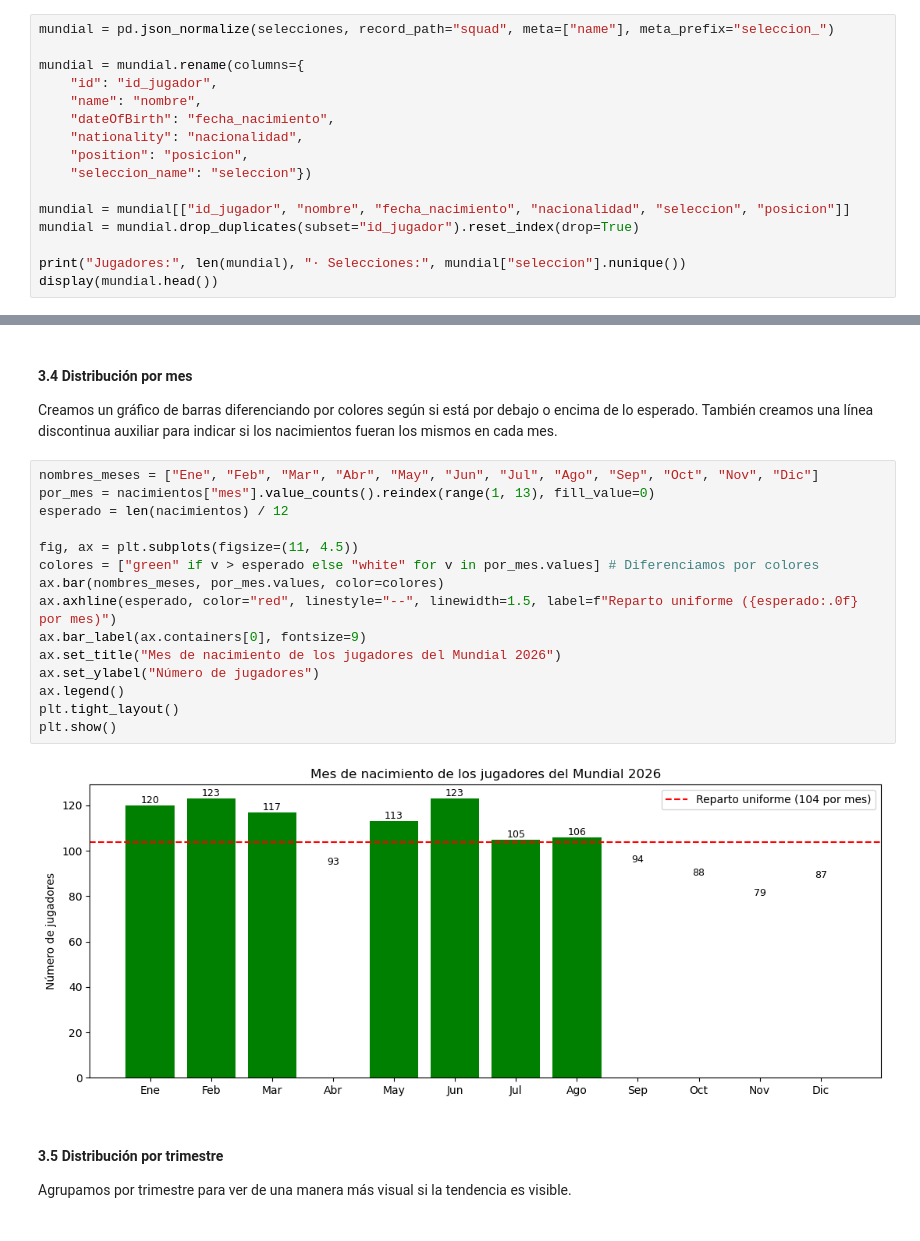
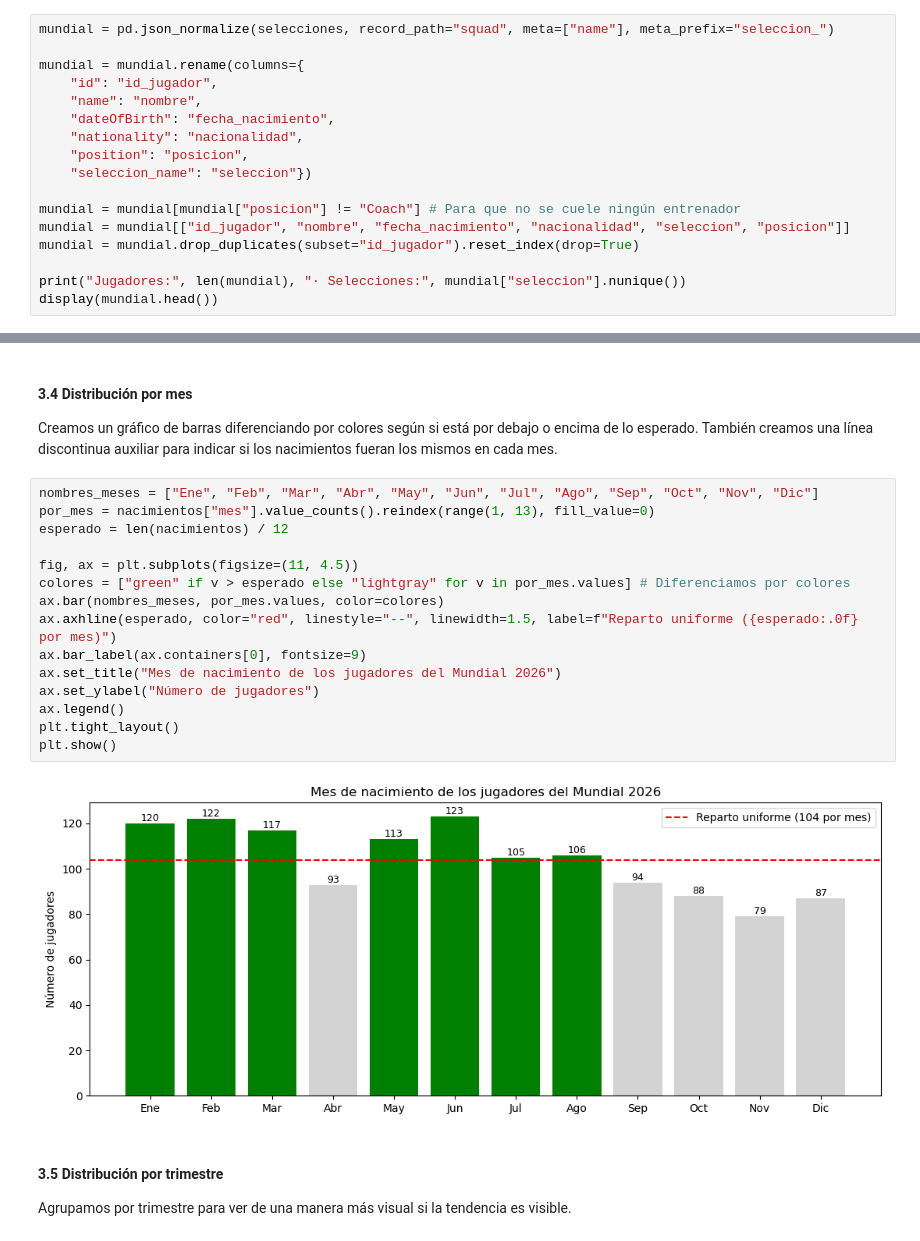
Before and after one commit to alonsoorbe/Pr-ctica-adquisici-n-y-visualizaci-n, a Jupyter notebook: Bloque4/conexion_api.ipynb, the cells around one changed output, grey strips where cells are left out. Cells and saved outputs as stored; diff of their text form.

```diff
--- a/Bloque4/conexion_api.ipynb
+++ b/Bloque4/conexion_api.ipynb
@@ -178,6 +188,7 @@ mundial = mundial.rename(columns={
     "position": "posicion",
     "seleccion_name": "seleccion"})
 
+mundial = mundial[mundial["posicion"] != "Coach"] # Para que no se cuele ningún entrenador
 mundial = mundial[["id_jugador", "nombre", "fecha_nacimiento", "nacionalidad", "seleccion", "posicion"]]
 mundial = mundial.drop_duplicates(subset="id_jugador").reset_index(drop=True)
 
@@ -214,20 +225,20 @@ Creamos un gráfico de barras diferenciando por colores según si está por deba
 # %%
 nombres_meses = ["Ene", "Feb", "Mar", "Abr", "May", "Jun", "Jul", "Ago", "Sep", "Oct", "Nov", "Dic"]
 por_mes = nacimientos["mes"].value_counts().reindex(range(1, 13), fill_value=0)
 esperado = len(nacimientos) / 12
 
 fig, ax = plt.subplots(figsize=(11, 4.5))
-colores = ["green" if v > esperado else "white" for v in por_mes.values] # Diferenciamos por colores
+colores = ["green" if v > esperado else "lightgray" for v in por_mes.values] # Diferenciamos por colores
 ax.bar(nombres_meses, por_mes.values, color=colores)
 ax.axhline(esperado, color="red", linestyle="--", linewidth=1.5, label=f"Reparto uniforme ({esperado:.0f} por mes)")
 ax.bar_label(ax.containers[0], fontsize=9)
 ax.set_title("Mes de nacimiento de los jugadores del Mundial 2026")
 ax.set_ylabel("Número de jugadores")
 ax.legend()
 plt.tight_layout()
 plt.show()
 # %% [output]
-[figure, old version]
+[figure, new version]
 # %% [markdown]
 #### 3.5 Distribución por trimestre
 Agrupamos por trimestre para ver de una manera más visual si la tendencia es visible.
```
Also changed, not shown: parts of 19 cells of this notebook, 3 other files.
